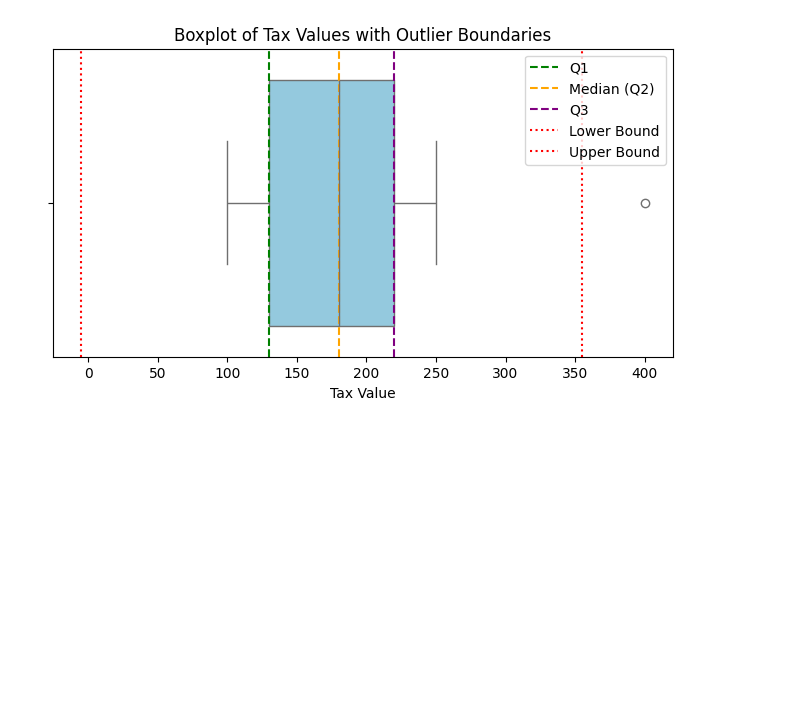
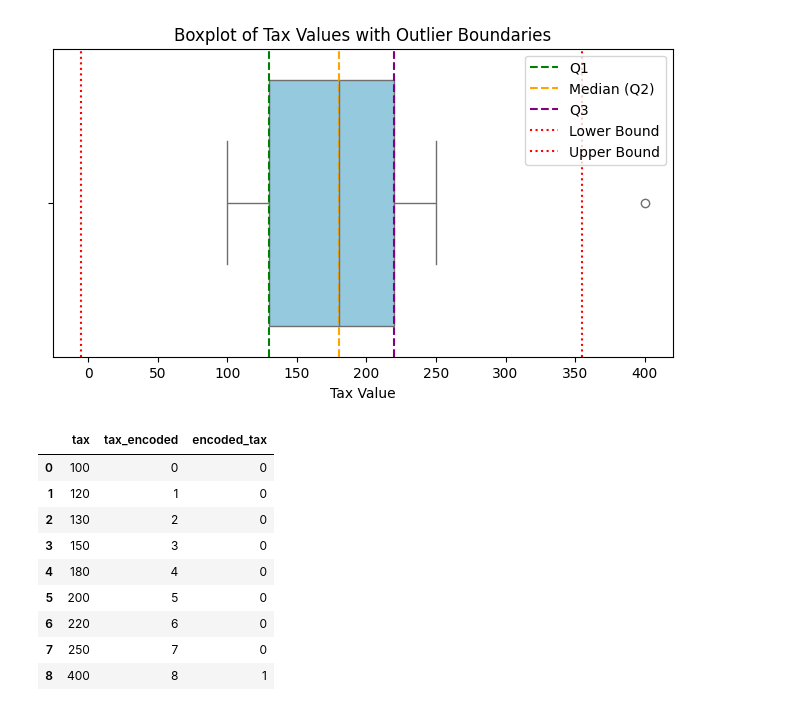
Before and after one commit to HarshKubade/ML_Lab, a Jupyter notebook: ML_LAB_3.ipynb, the cells around one changed output. Cells and saved outputs as stored; diff of their text form; code cells hidden in the pictures; blank space fills up the shorter version.

```diff
--- a/ML_LAB_3.ipynb
+++ b/ML_LAB_3.ipynb
@@ -110,0 +116,14 @@ plt.show()
+# %%
+df['encoded_tax'] = df['tax'].apply(encode_tax, args=(upper_bound,))
+display(df)
+# %% [output]
+|  | tax | tax_encoded | encoded_tax |
+| 0 | 100 | 0 | 0 |
+| 1 | 120 | 1 | 0 |
+| 2 | 130 | 2 | 0 |
+| 3 | 150 | 3 | 0 |
+| 4 | 180 | 4 | 0 |
+| 5 | 200 | 5 | 0 |
+| 6 | 220 | 6 | 0 |
+| 7 | 250 | 7 | 0 |
+| 8 | 400 | 8 | 1 |
```
Also changed, not shown: parts of 5 cells of this notebook.
